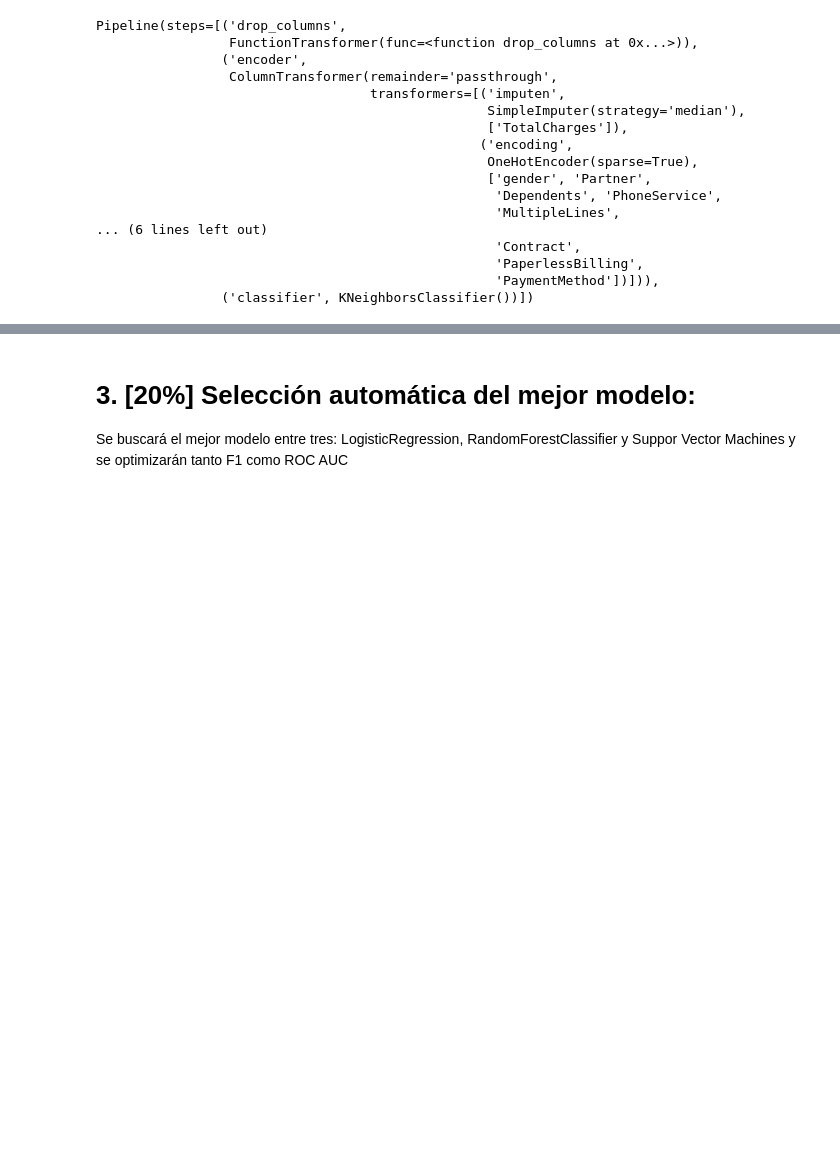
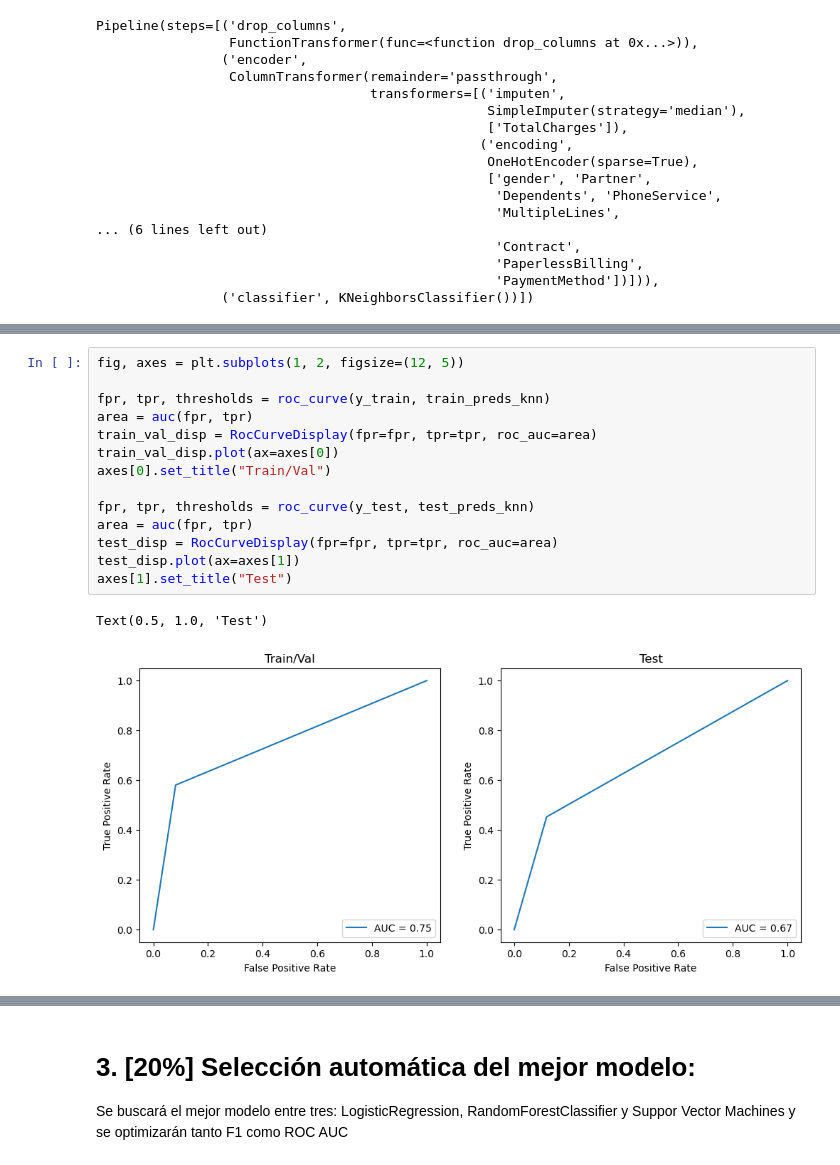
Before and after one commit to d-chacon/Ciencia_Datos_Taller_3, a Jupyter notebook: Taller_3.ipynb, the cells around one changed output, grey strips where cells are left out. Cells and saved outputs as stored; diff of their text form; blank space fills up the shorter version.

```diff
--- a/Taller_3.ipynb
+++ b/Taller_3.ipynb
@@ -351,0 +363,17 @@ F1: 0.5167785234899329
+# %%
+fig, axes = plt.subplots(1, 2, figsize=(12, 5))
+
+fpr, tpr, thresholds = roc_curve(y_train, train_preds_knn)
+area = auc(fpr, tpr)
+train_val_disp = RocCurveDisplay(fpr=fpr, tpr=tpr, roc_auc=area)
+train_val_disp.plot(ax=axes[0])
+axes[0].set_title("Train/Val")
+
+fpr, tpr, thresholds = roc_curve(y_test, test_preds_knn)
+area = auc(fpr, tpr)
+test_disp = RocCurveDisplay(fpr=fpr, tpr=tpr, roc_auc=area)
+test_disp.plot(ax=axes[1])
+axes[1].set_title("Test")
+# %% [output]
+Text(0.5, 1.0, 'Test')
+[figure, added]
```
Also changed, not shown: parts of 27 cells of this notebook.
